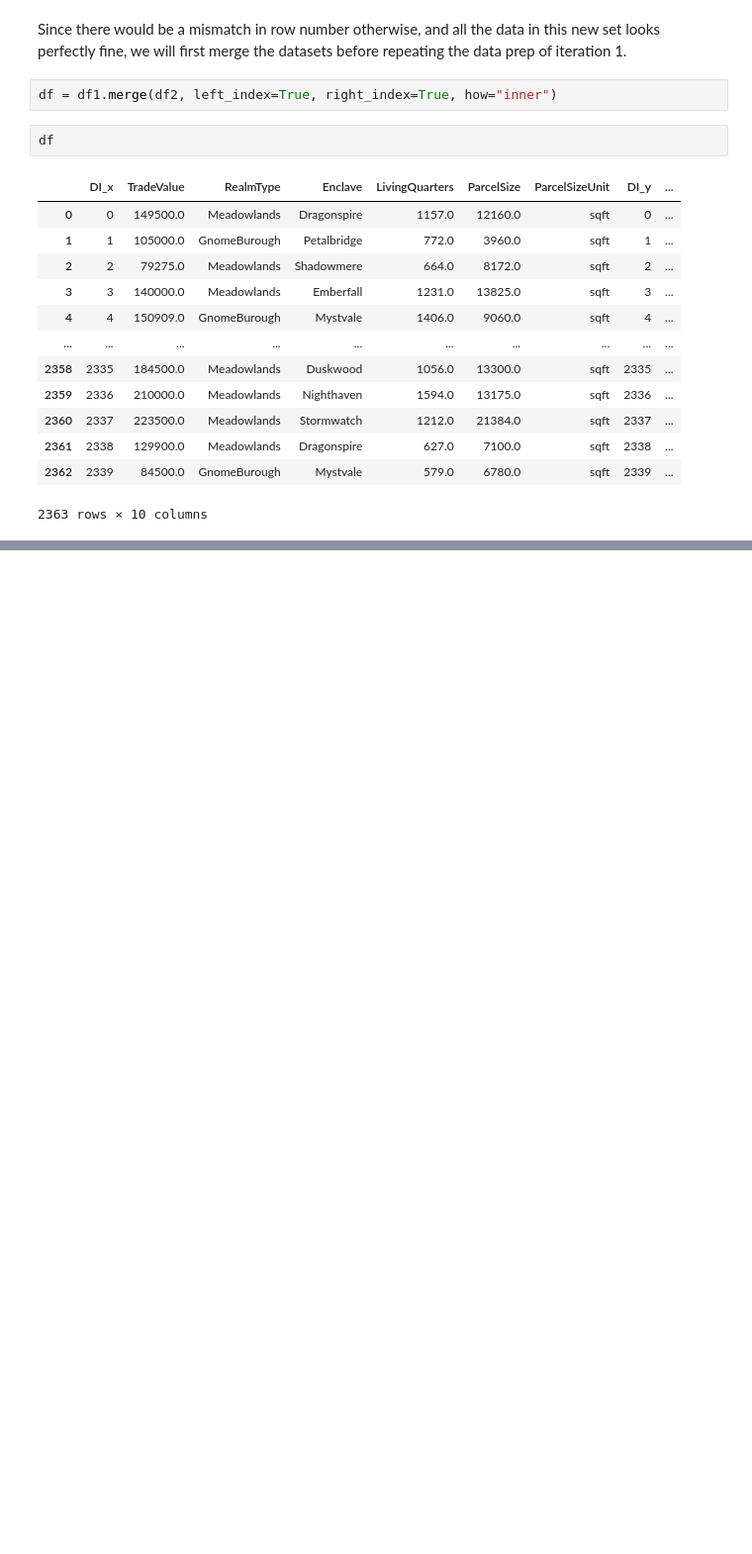
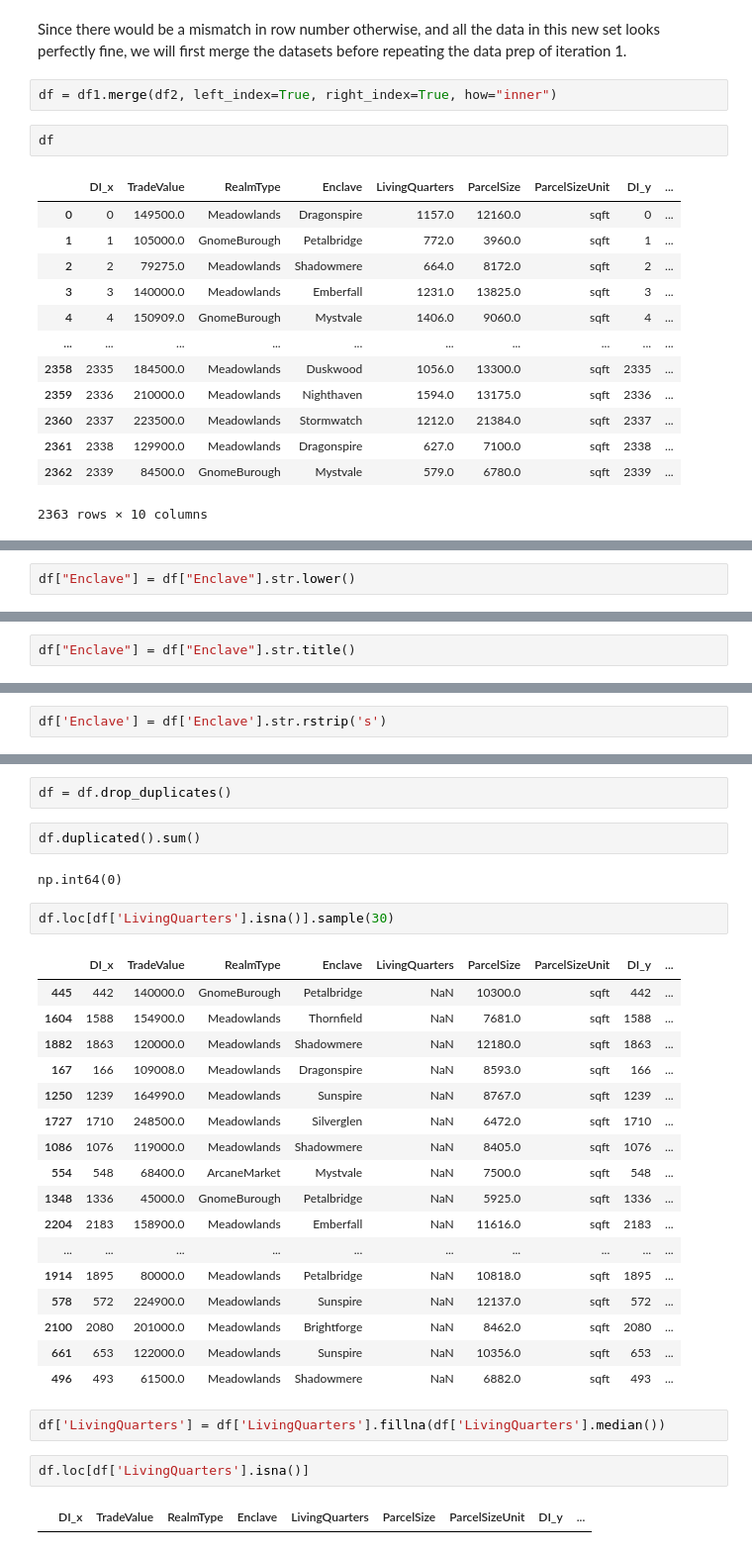
Before and after one commit to RaineScarlett/dsreport, a Jupyter notebook: iteration2.ipynb, the cells around one changed output, grey strips where cells are left out. Shown at 99% size. Cells and saved outputs as stored; diff of their text form; blank space fills up the shorter version.

```diff
--- a/iteration2.ipynb
+++ b/iteration2.ipynb
@@ -171,0 +241,2 @@ df.sample(10)
+# %%
+df["Enclave"] = df["Enclave"].str.lower()
@@ -171,0 +249,2 @@ df.sample(10)
+# %%
+df["Enclave"] = df["Enclave"].str.title()
@@ -171,0 +257,2 @@ df.sample(10)
+# %%
+df['Enclave'] = df['Enclave'].str.rstrip('s')
@@ -171,0 +274,32 @@ df.sample(10)
+# %%
+df = df.drop_duplicates()
+# %%
+df.duplicated().sum()
+# %% [output]
+np.int64(0)
+# %%
+df.loc[df['LivingQuarters'].isna()].sample(30)
+# %% [output]
+|  | DI_x | TradeValue | RealmType | Enclave | LivingQuarters | ParcelSize | ParcelSizeUnit | DI_y | ... |
+| 445 | 442 | 140000.0 | GnomeBurough | Petalbridge | NaN | 10300.0 | sqft | 442 | ... |
+| 1604 | 1588 | 154900.0 | Meadowlands | Thornfield | NaN | 7681.0 | sqft | 1588 | ... |
+| 1882 | 1863 | 120000.0 | Meadowlands | Shadowmere | NaN | 12180.0 | sqft | 1863 | ... |
+| 167 | 166 | 109008.0 | Meadowlands | Dragonspire | NaN | 8593.0 | sqft | 166 | ... |
+| 1250 | 1239 | 164990.0 | Meadowlands | Sunspire | NaN | 8767.0 | sqft | 1239 | ... |
+| 1727 | 1710 | 248500.0 | Meadowlands | Silverglen | NaN | 6472.0 | sqft | 1710 | ... |
+| 1086 | 1076 | 119000.0 | Meadowlands | Shadowmere | NaN | 8405.0 | sqft | 1076 | ... |
+| 554 | 548 | 68400.0 | ArcaneMarket | Mystvale | NaN | 7500.0 | sqft | 548 | ... |
+| 1348 | 1336 | 45000.0 | GnomeBurough | Petalbridge | NaN | 5925.0 | sqft | 1336 | ... |
+| 2204 | 2183 | 158900.0 | Meadowlands | Emberfall | NaN | 11616.0 | sqft | 2183 | ... |
+| ... | ... | ... | ... | ... | ... | ... | ... | ... | ... |
+| 1914 | 1895 | 80000.0 | Meadowlands | Petalbridge | NaN | 10818.0 | sqft | 1895 | ... |
+| 578 | 572 | 224900.0 | Meadowlands | Sunspire | NaN | 12137.0 | sqft | 572 | ... |
+| 2100 | 2080 | 201000.0 | Meadowlands | Brightforge | NaN | 8462.0 | sqft | 2080 | ... |
+| 661 | 653 | 122000.0 | Meadowlands | Sunspire | NaN | 10356.0 | sqft | 653 | ... |
+| 496 | 493 | 61500.0 | Meadowlands | Shadowmere | NaN | 6882.0 | sqft | 493 | ... |
+# %%
+df['LivingQuarters'] = df['LivingQuarters'].fillna(df['LivingQuarters'].median())
+# %%
+df.loc[df['LivingQuarters'].isna()]
+# %% [output]
+|  | DI_x | TradeValue | RealmType | Enclave | LivingQuarters | ParcelSize | ParcelSizeUnit | DI_y | ... |
```
Also changed, not shown: parts of 28 cells of this notebook, 1 other file.
